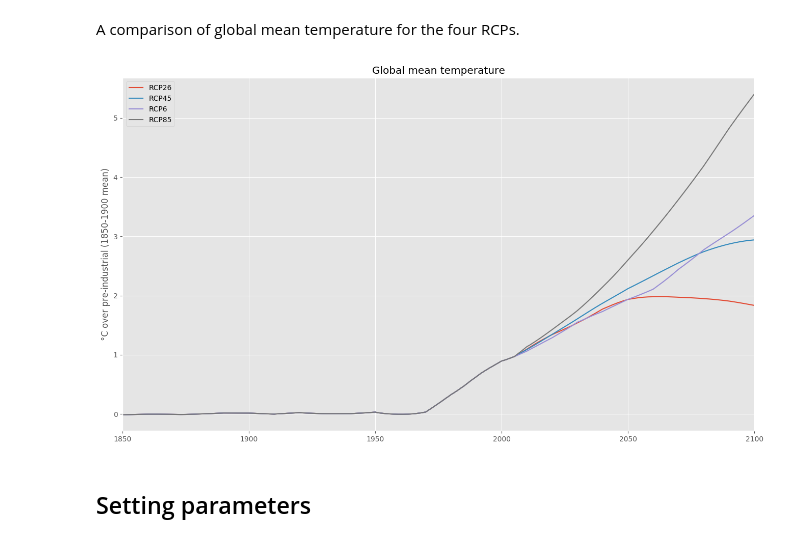
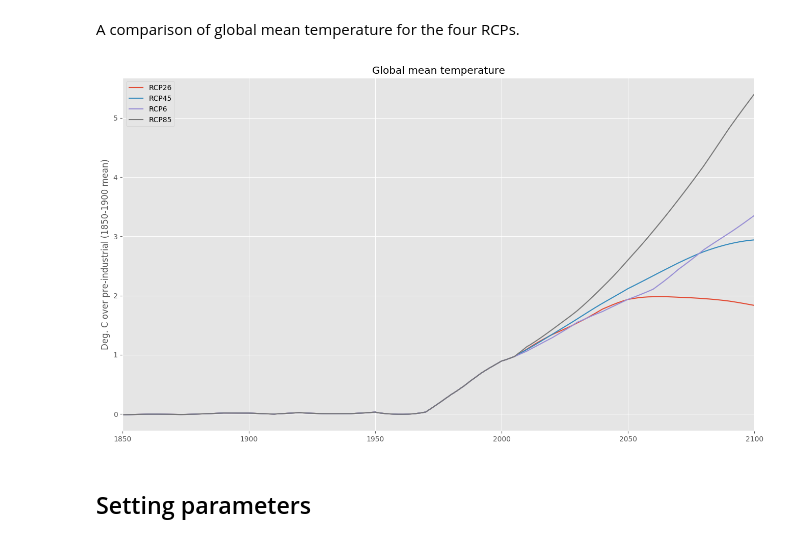
Before and after one commit to openclimatedata/pyhector, a Jupyter notebook: index.ipynb, the cells around one changed output. Drawn from its saved outputs; the diff is of its cells as text; code cells hidden in the pictures.

```diff
--- a/index.ipynb
+++ b/index.ipynb
@@ -140,14 +140,14 @@ A comparison of global mean temperature for the four RCPs.
 # %%
 for rcp in rcps:
     output = pyhector.run(rcp, {"core": {"endDate": 2100}})
     temp = output[SURFACE_TEMP]
     temp = temp.loc[1850:] - temp.loc[1850:1900].mean()
     temp.plot(label=rcp.name.split("_")[0])
 plt.title("Global mean temperature")
-plt.ylabel("°C over pre-industrial (1850-1900 mean)")
+plt.ylabel("Deg. C over pre-industrial (1850-1900 mean)")
 plt.legend(loc="best");
 # %% [output]
-[figure, old version]
+[figure, new version]
 # %% [markdown]
 ## Setting parameters
 # %% [markdown]
```
Also changed, not shown: parts of 4 cells of this notebook.
